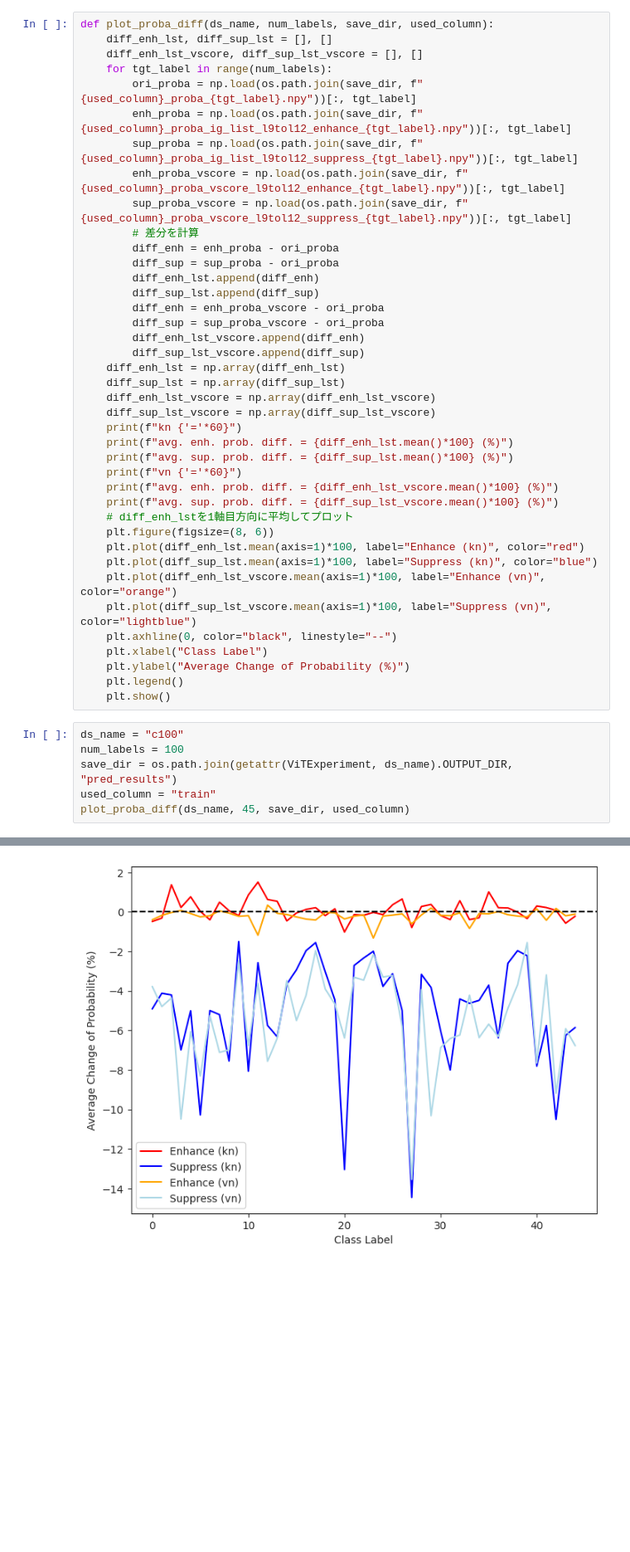
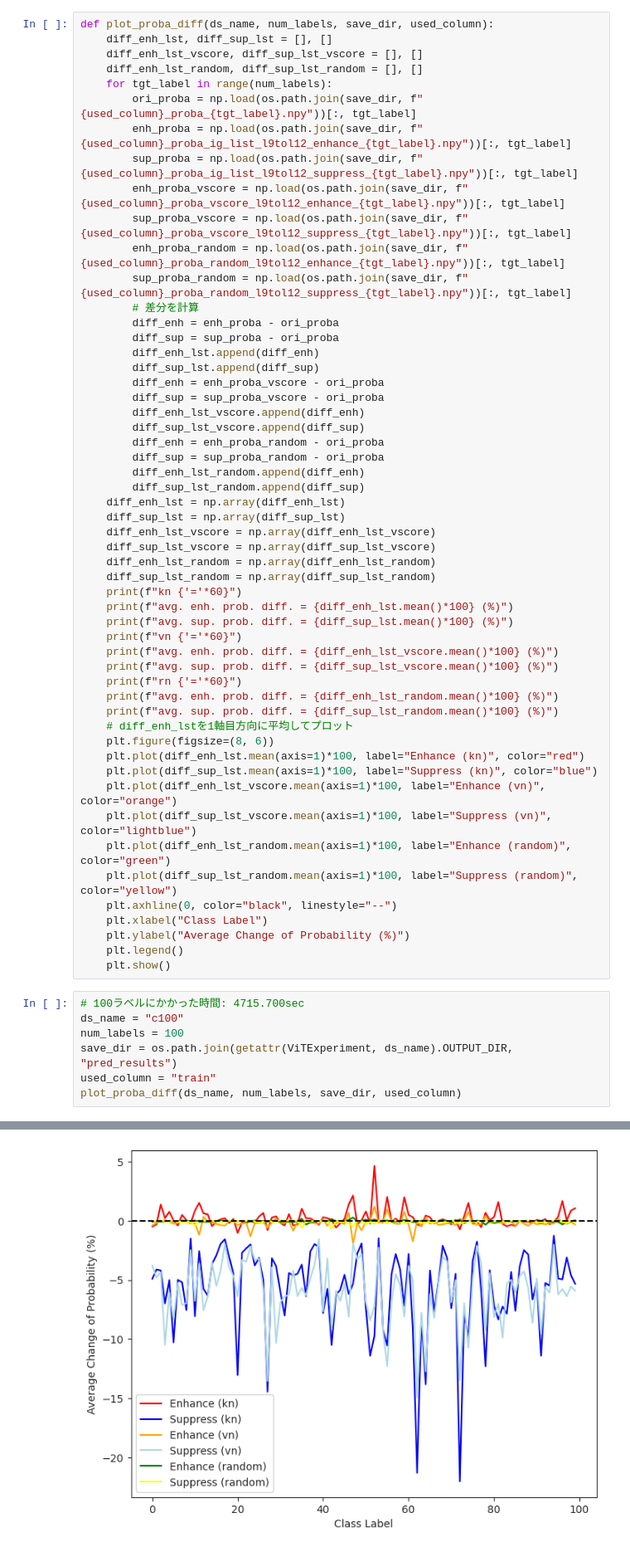
Before and after one commit to posl/RepTran-replication, a Jupyter notebook: playgrounds/analyze_proba_diff.ipynb, the cells around one changed output, grey strips where cells are left out. Shown at 83% size. Saved outputs shown, nothing was run; the diff lists cells and outputs as text; blank space fills up the shorter version.

```diff
--- a/playgrounds/analyze_proba_diff.ipynb
+++ b/playgrounds/analyze_proba_diff.ipynb
@@ -24,12 +18,15 @@ To enable them in other operations, rebuild TensorFlow with the appropriate comp
 def plot_proba_diff(ds_name, num_labels, save_dir, used_column):
     diff_enh_lst, diff_sup_lst = [], []
     diff_enh_lst_vscore, diff_sup_lst_vscore = [], []
+    diff_enh_lst_random, diff_sup_lst_random = [], []
     for tgt_label in range(num_labels):
         ori_proba = np.load(os.path.join(save_dir, f"{used_column}_proba_{tgt_label}.npy"))[:, tgt_label]
         enh_proba = np.load(os.path.join(save_dir, f"{used_column}_proba_ig_list_l9tol12_enhance_{tgt_label}.npy"))[:, tgt_label]
         sup_proba = np.load(os.path.join(save_dir, f"{used_column}_proba_ig_list_l9tol12_suppress_{tgt_label}.npy"))[:, tgt_label]
         enh_proba_vscore = np.load(os.path.join(save_dir, f"{used_column}_proba_vscore_l9tol12_enhance_{tgt_label}.npy"))[:, tgt_label]
         sup_proba_vscore = np.load(os.path.join(save_dir, f"{used_column}_proba_vscore_l9tol12_suppress_{tgt_label}.npy"))[:, tgt_label]
+        enh_proba_random = np.load(os.path.join(save_dir, f"{used_column}_proba_random_l9tol12_enhance_{tgt_label}.npy"))[:, tgt_label]
+        sup_proba_random = np.load(os.path.join(save_dir, f"{used_column}_proba_random_l9tol12_suppress_{tgt_label}.npy"))[:, tgt_label]
         # 差分を計算
         diff_enh = enh_proba - ori_proba
         diff_sup = sup_proba - ori_proba
@@ -39,32 +36,44 @@ def plot_proba_diff(ds_name, num_labels, save_dir, used_column):
         diff_sup = sup_proba_vscore - ori_proba
         diff_enh_lst_vscore.append(diff_enh)
         diff_sup_lst_vscore.append(diff_sup)
+        diff_enh = enh_proba_random - ori_proba
+        diff_sup = sup_proba_random - ori_proba
+        diff_enh_lst_random.append(diff_enh)
+        diff_sup_lst_random.append(diff_sup)
     diff_enh_lst = np.array(diff_enh_lst)
     diff_sup_lst = np.array(diff_sup_lst)
     diff_enh_lst_vscore = np.array(diff_enh_lst_vscore)
     diff_sup_lst_vscore = np.array(diff_sup_lst_vscore)
+    diff_enh_lst_random = np.array(diff_enh_lst_random)
+    diff_sup_lst_random = np.array(diff_sup_lst_random)
     print(f"kn {'='*60}")
     print(f"avg. enh. prob. diff. = {diff_enh_lst.mean()*100} (%)")
     print(f"avg. sup. prob. diff. = {diff_sup_lst.mean()*100} (%)")
     print(f"vn {'='*60}")
     print(f"avg. enh. prob. diff. = {diff_enh_lst_vscore.mean()*100} (%)")
     print(f"avg. sup. prob. diff. = {diff_sup_lst_vscore.mean()*100} (%)")
+    print(f"rn {'='*60}")
+    print(f"avg. enh. prob. diff. = {diff_enh_lst_random.mean()*100} (%)")
+    print(f"avg. sup. prob. diff. = {diff_sup_lst_random.mean()*100} (%)")
     # diff_enh_lstを1軸目方向に平均してプロット
     plt.figure(figsize=(8, 6))
     plt.plot(diff_enh_lst.mean(axis=1)*100, label="Enhance (kn)", color="red")
     plt.plot(diff_sup_lst.mean(axis=1)*100, label="Suppress (kn)", color="blue")
     plt.plot(diff_enh_lst_vscore.mean(axis=1)*100, label="Enhance (vn)", color="orange")
     plt.plot(diff_sup_lst_vscore.mean(axis=1)*100, label="Suppress (vn)", color="lightblue")
+    plt.plot(diff_enh_lst_random.mean(axis=1)*100, label="Enhance (random)", color="green")
+    plt.plot(diff_sup_lst_random.mean(axis=1)*100, label="Suppress (random)", color="yellow")
     plt.axhline(0, color="black", linestyle="--")
     plt.xlabel("Class Label")
     plt.ylabel("Average Change of Probability (%)")
     plt.legend()
     plt.show()
 # %%
+# 100ラベルにかかった時間: 4715.700sec
 ds_name = "c100"
 num_labels = 100
 save_dir = os.path.join(getattr(ViTExperiment, ds_name).OUTPUT_DIR, "pred_results")
 used_column = "train"
-plot_proba_diff(ds_name, 45, save_dir, used_column)
+plot_proba_diff(ds_name, num_labels, save_dir, used_column)
 # %% [output]
 kn ============================================================
@@ -76,4 +88,4 @@ avg. sup. prob. diff. = -5.510181933641434 (%)
-[figure, old version]
+[figure, new version]
 # %%
 ds_name = "c10"
 num_labels = 10
```
Also changed, not shown: parts of 2 cells of this notebook, 1 other file.
